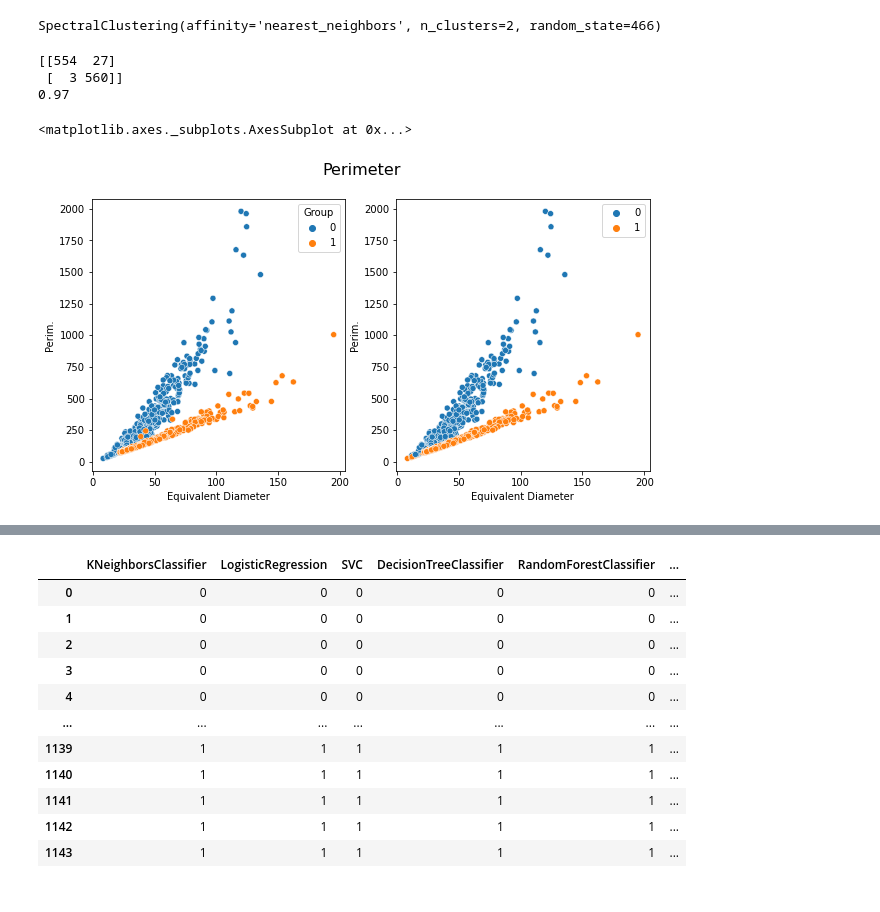
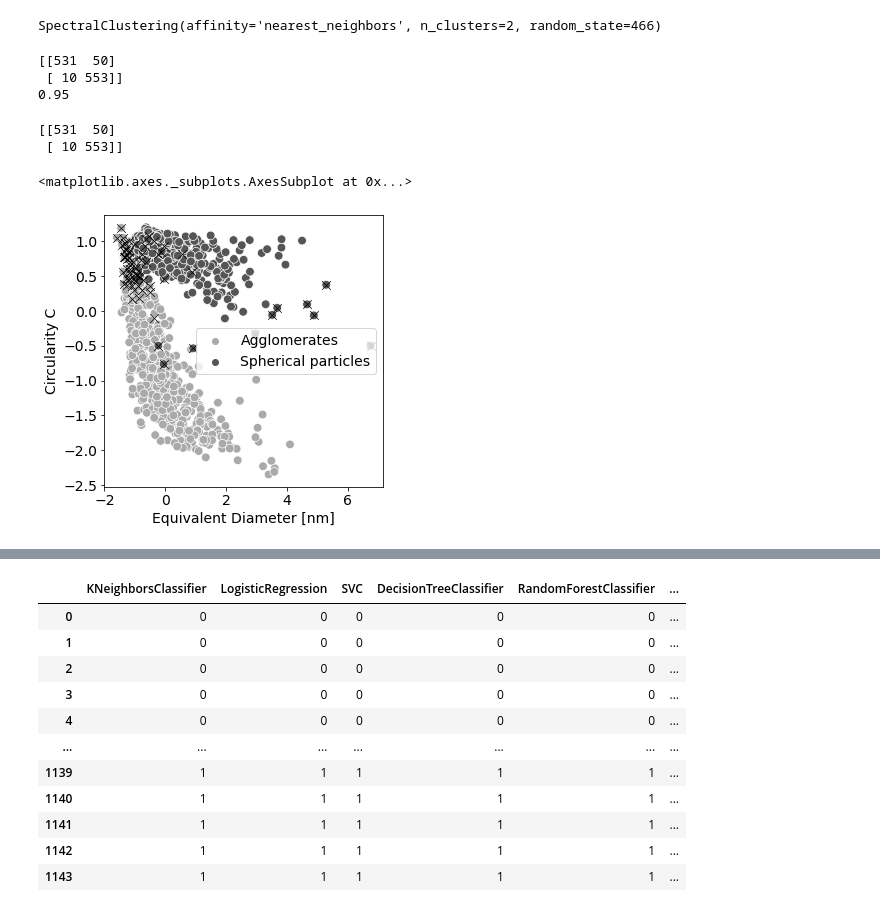
Before and after one commit to kozz84/particle_analysis, a Jupyter notebook: Size_distribution_100Hz_SpectralClustering.ipynb, the cells around one changed output, grey strips where cells are left out. Saved outputs shown, nothing was run; the diff lists cells and outputs as text; code cells hidden in the pictures.

```diff
--- a/Size_distribution_100Hz_SpectralClustering.ipynb
+++ b/Size_distribution_100Hz_SpectralClustering.ipynb
@@ -57,17 +62,9 @@ SpectralClustering(affinity='nearest_neighbors', n_clusters=2, random_state=466)
 # %%
 from sklearn.metrics import confusion_matrix, classification_report, accuracy_score
 model.labels_[model.labels_ == 2] = 1
-print(confusion_matrix(df['Group'],model.labels_))
-print(round(accuracy_score(df['Group'],model.labels_),2))
+print(confusion_matrix(y,model.labels_))
+print(round(accuracy_score(y,model.labels_),2))
 # %% [output]
-[[554  27]
- [  3 560]]
-0.97
+[[531  50]
+ [ 10 553]]
+0.95
-# %%
-fig, (ax1,ax2) = plt.subplots(ncols=2, figsize=(10,5))
-fig.suptitle('Perimeter', fontsize=16)
-sns.scatterplot(data=df, y='Perim.',x='Equivalent Diameter', hue='Group',ax=ax1)
-sns.scatterplot(data=df_kcluster, y='Perim.',x='Equivalent Diameter', hue=model.labels_,ax=ax2)
-# %% [output]
-<matplotlib.axes._subplots.AxesSubplot at 0x...>
-[figure, removed]
@@ -74,3 +84,30 @@ sns.scatterplot(data=df_kcluster, y='Perim.',x='Equivalent Diameter', hue=model.
+# %%
+print(confusion_matrix(y,y_pred))
+# %% [output]
+[[531  50]
+ [ 10 553]]
+# %%
+plt.figure(figsize=(5,5))
+markers = {"Agglomerates": "s", "Spherical particles": "X"}
+plt.rcParams.update({'font.size': 14})
+sns.scatterplot(data=X,
+                y='Circularity C',
+                x='Equivalent Diameter [nm]',
+                hue=y,
+                s=75,
+                palette = "binary",
+               # fc="none",
+               # edgecolor="black",
+                )
+sns.scatterplot(data=X[X['Group_true'] != X['Group_pred']],
+                y='Circularity C',
+                x='Equivalent Diameter [nm]',
+                color='black',
+                s=75,
+                marker="x")
+# %% [output]
+<matplotlib.axes._subplots.AxesSubplot at 0x...>
+[figure, added]
 # %%
 fig, (ax1,ax2) = plt.subplots(ncols=2, figsize=(10,5))
 fig.suptitle('Circularity', fontsize=16)
```
Also changed, not shown: parts of 14 cells of this notebook.
